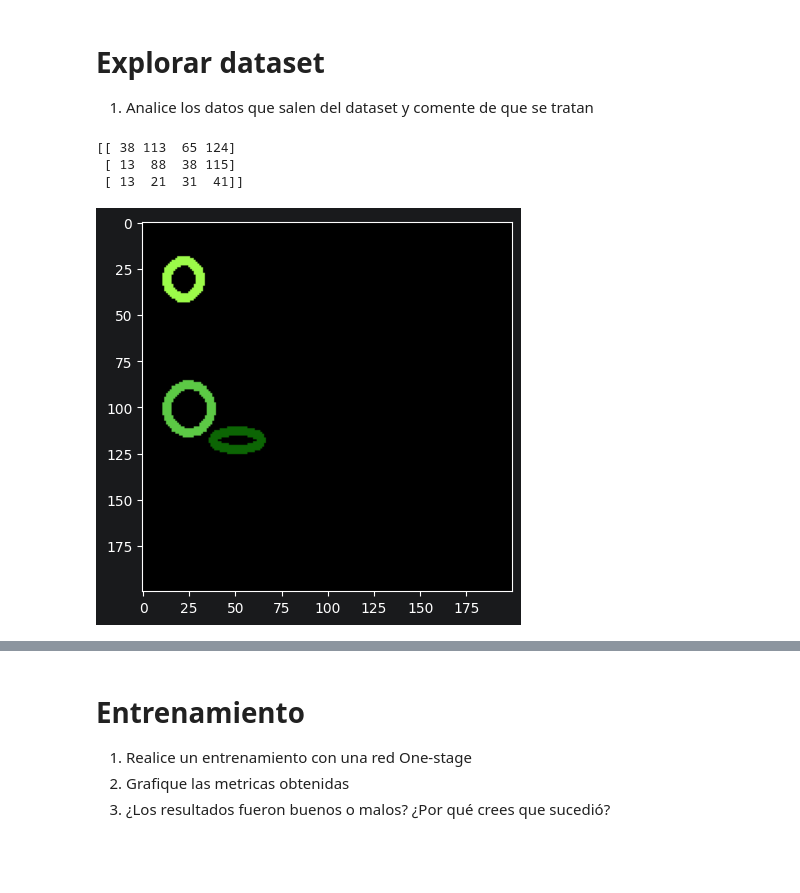
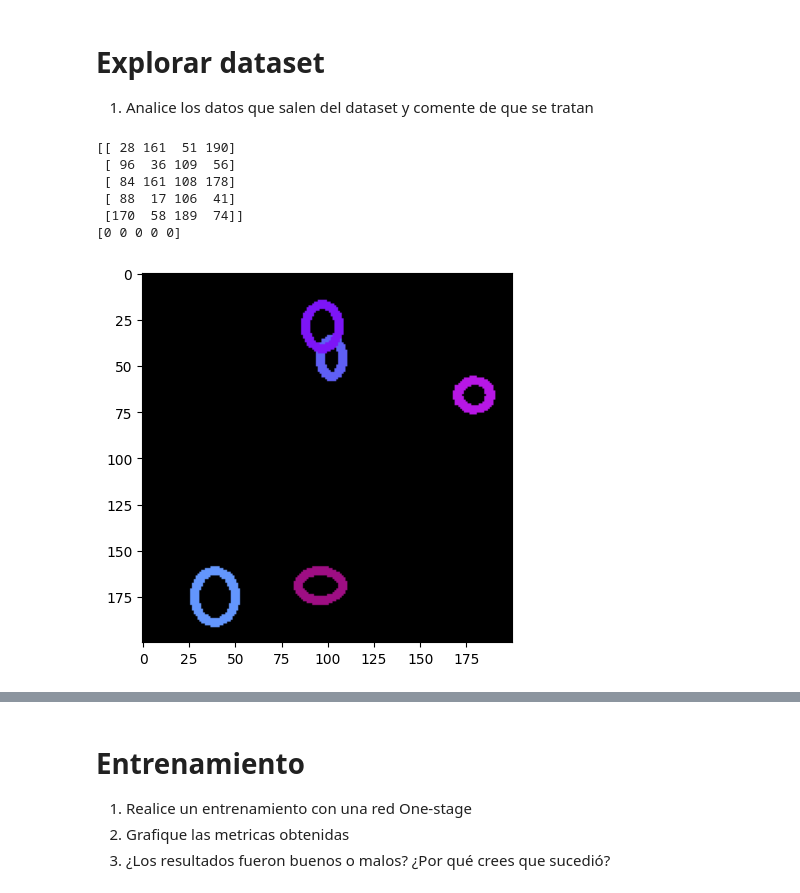
Before and after one commit to luisCossio/CC6204-Deep-Learning, a Jupyter notebook: notebooks/Auxiliar_5_Deteccion_aplicando_regresion_clasificacion.ipynb, the cells around one changed output, grey strips where cells are left out. Cells and saved outputs as stored; diff of their text form; code cells hidden in the pictures; blank space fills up the shorter version.

```diff
--- a/notebooks/Auxiliar_5_Deteccion_aplicando_regresion_clasificacion.ipynb
+++ b/notebooks/Auxiliar_5_Deteccion_aplicando_regresion_clasificacion.ipynb
@@ -159,14 +159,21 @@ def create_images_rectangle(coordinates, image, color, thickness=3):
 # Explorar dataset
 1. Analice los datos que salen del dataset y comente de que se tratan
 # %%
-dataset = TrackingEllipseGenerator(n_frames=100,n_tracks=3)
+dataset = TrackingEllipseGenerator(n_frames=100,n_tracks=5)
 # %%
-img,target = dataset[0]
+# index = 0
+index += 1
+img,target = dataset[index]
+
 plt.imshow(img)
 print(target['boxes'])
+print(target['labels'])
 # %% [output]
-[[ 38 113  65 124]
- [ 13  88  38 115]
- [ 13  21  31  41]]
+[[ 28 161  51 190]
+ [ 96  36 109  56]
+ [ 84 161 108 178]
+ [ 88  17 106  41]
+ [170  58 189  74]]
+[0 0 0 0 0]
-[figure, old version]
+[figure, new version]
 # %%
```
Also changed, not shown: parts of 12 cells of this notebook, 2 other files.
